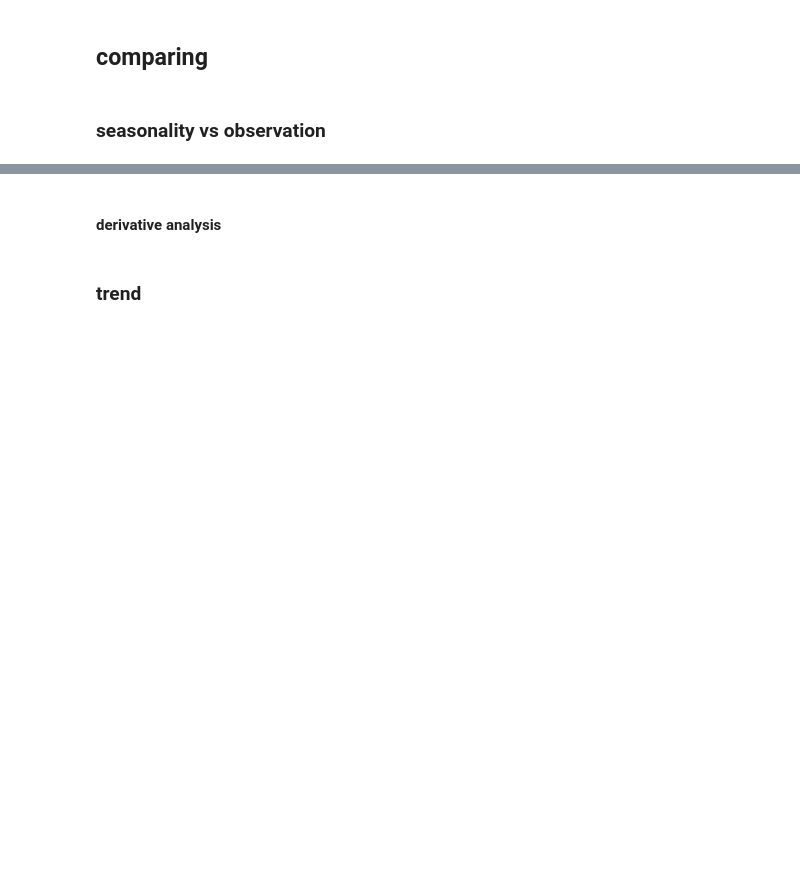
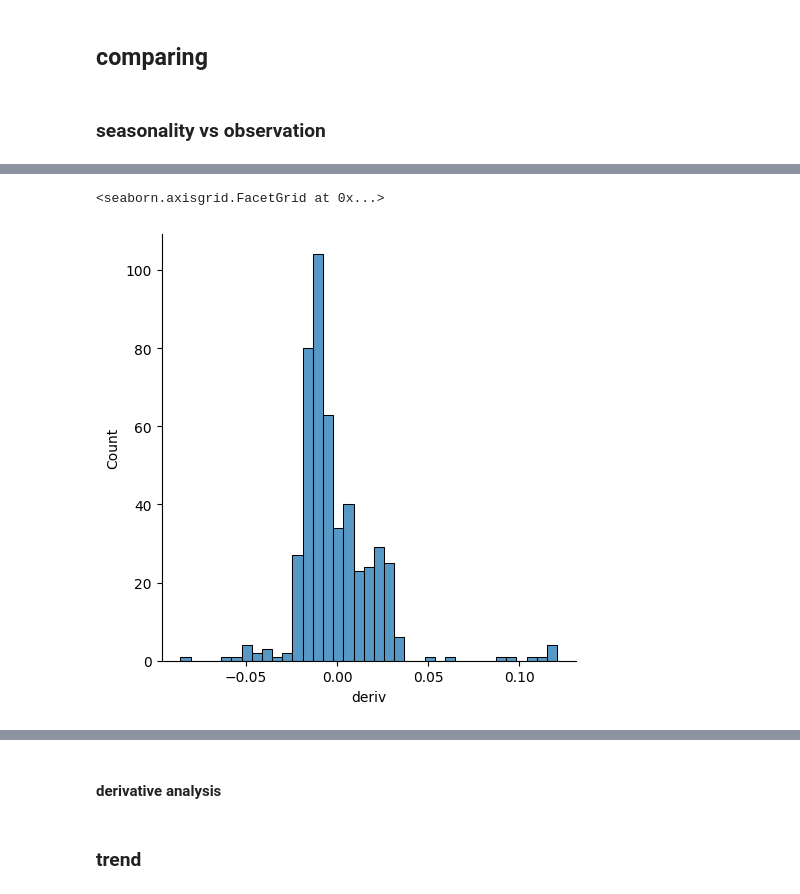
Before and after one commit to juliet29/buildingEnergyModels, a Jupyter notebook: notebooks/230308_reg.ipynb, the cells around one changed output, grey strips where cells are left out. Drawn from its saved outputs; the diff is of its cells as text; code cells hidden in the pictures; blank space fills up the shorter version.

```diff
--- a/notebooks/230308_reg.ipynb
+++ b/notebooks/230308_reg.ipynb
@@ -162,0 +164,3 @@ fig.add_trace(go.Scatter(
+# %%
+deriv_df = pd.DataFrame(deriv)
+deriv_df
@@ -162,0 +181,6 @@ fig.add_trace(go.Scatter(
+# %%
+# look at prbability distributions...
+sns.displot(deriv_df, x="deriv")
+# %% [output]
+<seaborn.axisgrid.FacetGrid at 0x...>
+[figure, added]
```
Also changed, not shown: parts of 11 cells of this notebook.
